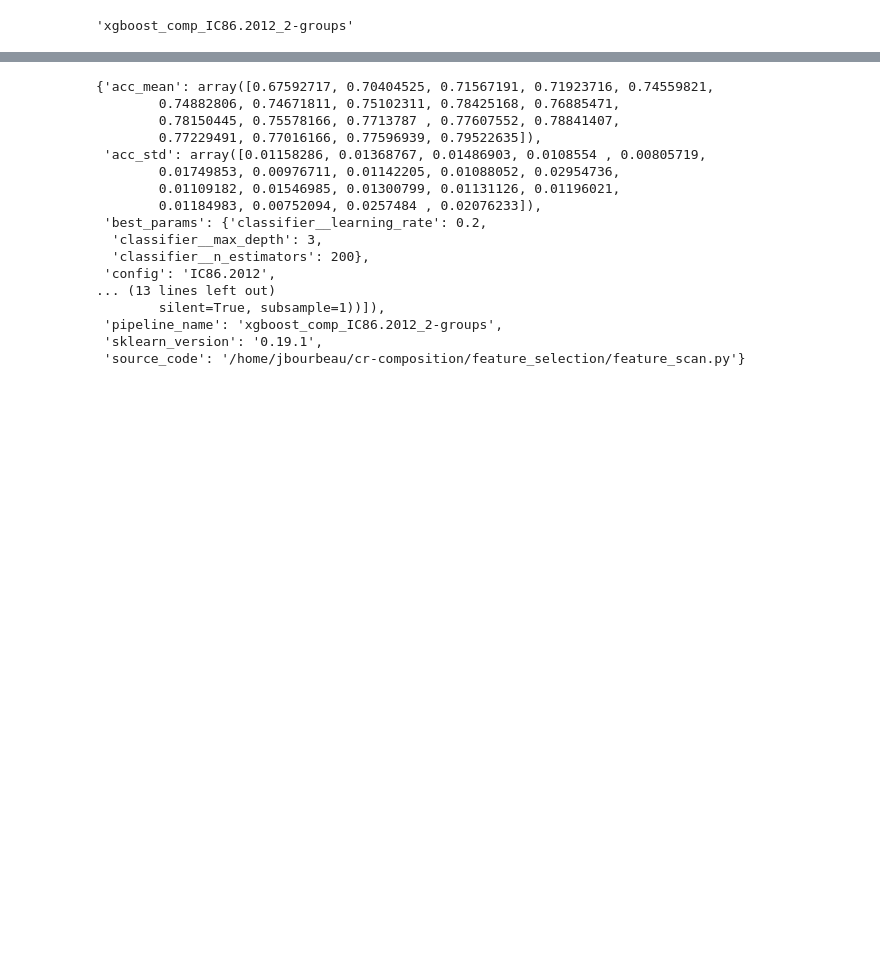
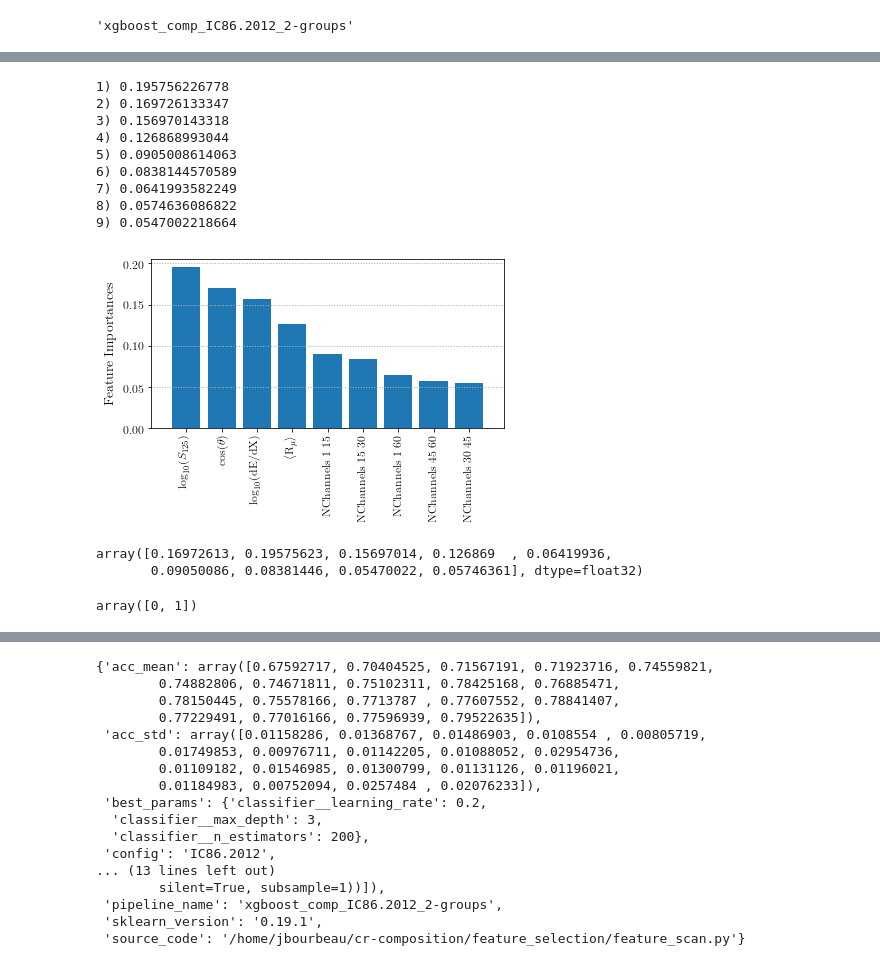
Before and after one commit to jrbourbeau/cr-composition, a Jupyter notebook: feature_selection/plot-feature-scan.ipynb, the cells around one changed output, grey strips where cells are left out. Drawn from its saved outputs; the diff is of its cells as text; code cells hidden in the pictures; blank space fills up the shorter version.

```diff
--- a/feature_selection/plot-feature-scan.ipynb
+++ b/feature_selection/plot-feature-scan.ipynb
@@ -57,0 +167,43 @@ plt.show()
+# %%
+feature_labels = np.array(results['feature_labels'])
+num_features = len(feature_labels)
+importances = results['pipeline'].named_steps['classifier'].feature_importances_
+indices = np.argsort(importances)[::-1]
+
+fig, ax = plt.subplots()
+for f in range(num_features):
+    print('{}) {}'.format(f + 1, importances[indices[f]]))
+
+plt.ylabel('Feature Importances')
+plt.bar(range(num_features),
+        importances[indices],
+        align='center')
+
+plt.xticks(range(num_features),
+           feature_labels[indices],
+           rotation=90)
+plt.xlim([-1, num_features])
+# plt.ylim([0, .40])
+ax.grid(axis='y')
+plt.show()
+# %% [output]
+1) 0.195756226778
+2) 0.169726133347
+3) 0.156970143318
+4) 0.126868993044
+5) 0.0905008614063
+6) 0.0838144570589
+7) 0.0641993582249
+8) 0.0574636086822
+9) 0.0547002218664
+[figure, added]
+# %%
+clf = results['pipeline'].named_steps['classifier'].feature_importances_
+clf.feature_importances_
+# %% [output]
+array([0.16972613, 0.19575623, 0.15697014, 0.126869  , 0.06419936,
+       0.09050086, 0.08381446, 0.05470022, 0.05746361], dtype=float32)
+# %%
+clf.classes_
+# %% [output]
+array([0, 1])
```
Also changed, not shown: parts of 6 cells of this notebook, 19 other files.
